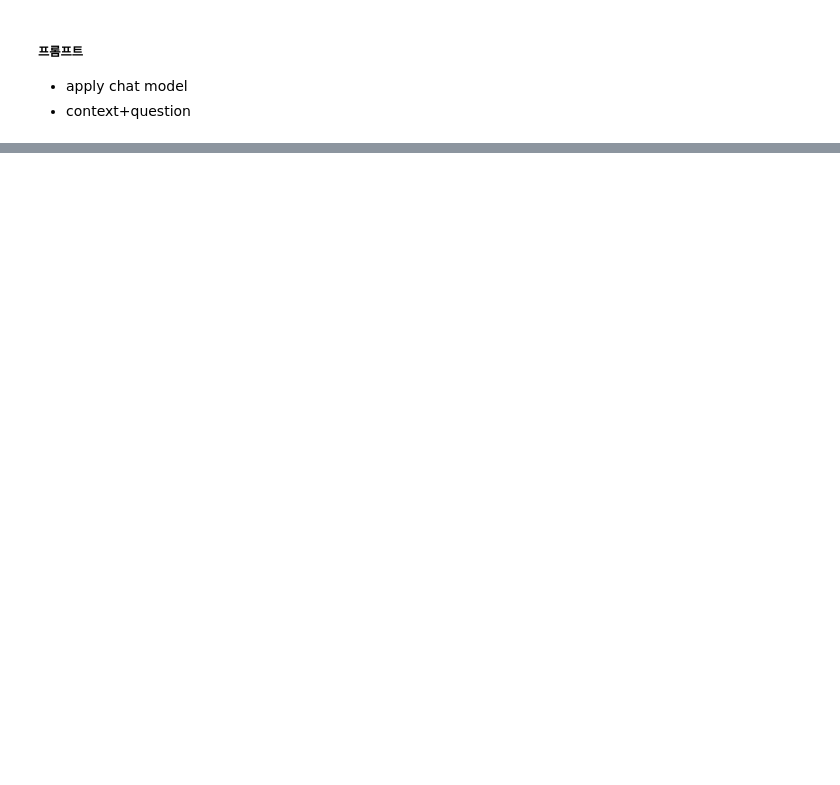
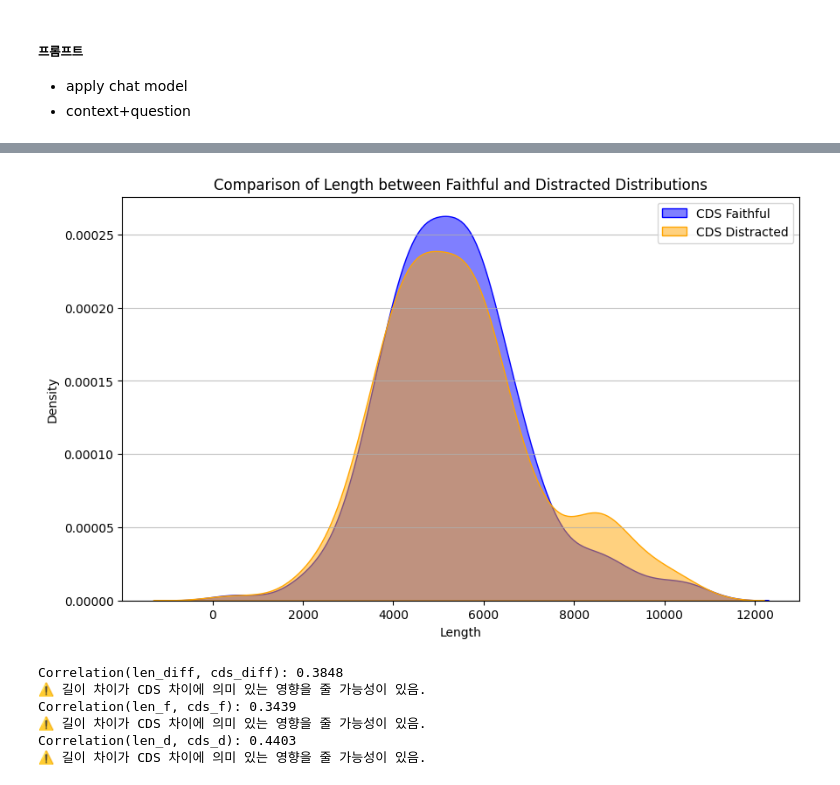
Before and after one commit to ares2012/temp, a Jupyter notebook: cds_experiment.ipynb, the cells around one changed output, grey strips where cells are left out. Saved outputs shown, nothing was run; the diff lists cells and outputs as text; code cells hidden in the pictures; blank space fills up the shorter version.

```diff
--- a/cds_experiment.ipynb
+++ b/cds_experiment.ipynb
@@ -564,0 +581,20 @@ print("\n🎉 Phase 1 Experiment Complete.")
+# %%
+import json
+import numpy as np
+
+# Prepare a copy of the dictionary to modify for JSON serialization
+# This prevents modifying the original best_viz_candidate if it's used elsewhere as numpy array
+serializable_candidate = best_viz_candidate.copy()
+serializable_candidate['attn_f'] = best_viz_candidate['attn_f'][0].tolist()
+serializable_candidate['attn_h'] = best_viz_candidate['attn_h'][0].tolist()
+
+file_name = "/content/drive/MyDrive/ColabNotebooks/results/CDS/Qwen3-0.6B_hotpot_qa_best_results.json"
+#file_name = "/content/drive/MyDrive/ColabNotebooks/results/CDS/Qwen3-0.6B_ms_marco_v2-1_best_results.json"
+#file_name = "/content/drive/MyDrive/ColabNotebooks/results/CDS/Qwen3-0.6B_squad_best_results.json"
+
+#file_name = "/content/drive/MyDrive/ColabNotebooks/results/CDS/Phi-3-mini_hotpot_qa_best_results.json"
+#file_name = "/content/drive/MyDrive/ColabNotebooks/results/CDS/Phi-3-mini_ms_marco_v2-1_best_results.json"
+#file_name = "/content/drive/MyDrive/ColabNotebooks/results/CDS/Phi-3-mini_squad_best_results.json"
+
+with open(file_name, 'w') as f:
+    json.dump(serializable_candidate, f)
@@ -564,0 +671,49 @@ print("\n🎉 Phase 1 Experiment Complete.")
+# %%
+# 길이 비교
+t_stat, p_val = stats.ttest_rel(df['len_faithful'], df['len_distracted'])
+print("\n" + "="*50)
+print("📊 [Phase 1] Quantitative Results by length")
+print("="*50)
+print(f"Mean len (Faithful):     {df['len_faithful'].mean():.4f} (std: {df['len_faithful'].std():.4f})")
+print(f"Mean len (Distracted): {df['len_distracted'].mean():.4f} (std: {df['len_distracted'].std():.4f})")
+print(f"Gap (Faithful - Distracted): {df['len_diff'].mean():.4f}")
+print("-" * 50)
+print(f"Statistical Significance (Paired T-test):")
+print(f"T-statistic: {t_stat:.4f}")
+print(f"P-value:     {p_val:.4e}")
+if p_val < 0.05:
+    print("✅ Result: Statistically Significant (p < 0.05)")
+else:
+    print("❌ Result: Not Significant")
+
+plt.figure(figsize=(10, 6))
+sns.kdeplot(df['len_faithful'], label='CDS Faithful', fill=True, color='blue', alpha=0.5)
+sns.kdeplot(df['len_distracted'], label='CDS Distracted', fill=True, color='orange', alpha=0.5)
+plt.title('Comparison of Length between Faithful and Distracted Distributions')
+plt.xlabel('Length')
+plt.ylabel('Density')
+plt.legend()
+plt.grid(axis='y', alpha=0.75)
+plt.show()
+
+def corr_len_cds_(corr_):
+  cc7=0.7; cc5=0.5; cc3=0.3
+  if abs(corr_) > cc7:
+      print("⚠️ 길이 차이가 CDS 차이에 강력한 영향을 줄 가능성이 있음.")
+  if abs(corr_) > cc5:
+      print("⚠️ 길이 차이가 CDS 차이에 중간 영향을 줄 가능성이 있음.")
+  elif abs(corr_) > cc3:
+      print("⚠️ 길이 차이가 CDS 차이에 의미 있는 영향을 줄 가능성이 있음.")
+  else:
+      print("ℹ️ 길이 차이의 영향은 크지 않은 것으로 보임.")
+
+corr_len_cds = df['len_diff'].corr(df['diff'])
+print(f"Correlation(len_diff, cds_diff): {corr_len_cds:.4f}")
+corr_len_cds_(corr_len_cds)
+corr_faithful = df['len_faithful'].corr(df['cds_faithful'])
+print(f"Correlation(len_f, cds_f): {corr_faithful:.4f}")
+corr_len_cds_(corr_faithful)
+corr_distracted = df['len_distracted'].corr(df['cds_distracted'])
+print(f"Correlation(len_d, cds_d): {corr_distracted:.4f}")
+corr_len_cds_(corr_distracted)
+# %% [output]
@@ -564,0 +731,7 @@ print("\n🎉 Phase 1 Experiment Complete.")
+[figure, added]
+Correlation(len_diff, cds_diff): 0.3848
+⚠️ 길이 차이가 CDS 차이에 의미 있는 영향을 줄 가능성이 있음.
+Correlation(len_f, cds_f): 0.3439
+⚠️ 길이 차이가 CDS 차이에 의미 있는 영향을 줄 가능성이 있음.
+Correlation(len_d, cds_d): 0.4403
+⚠️ 길이 차이가 CDS 차이에 의미 있는 영향을 줄 가능성이 있음.
```
Also changed, not shown: parts of 50 cells of this notebook, 1 other file.
